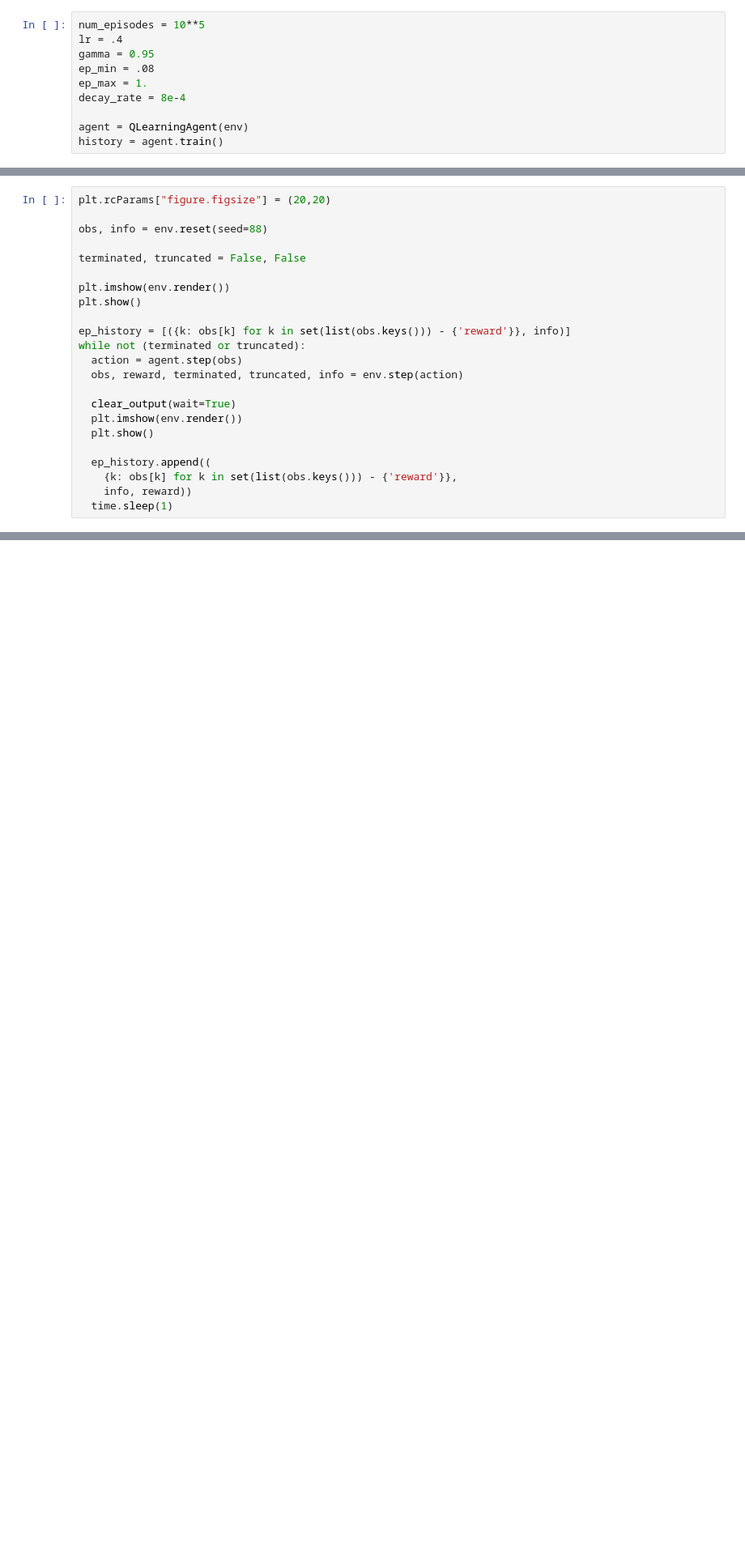
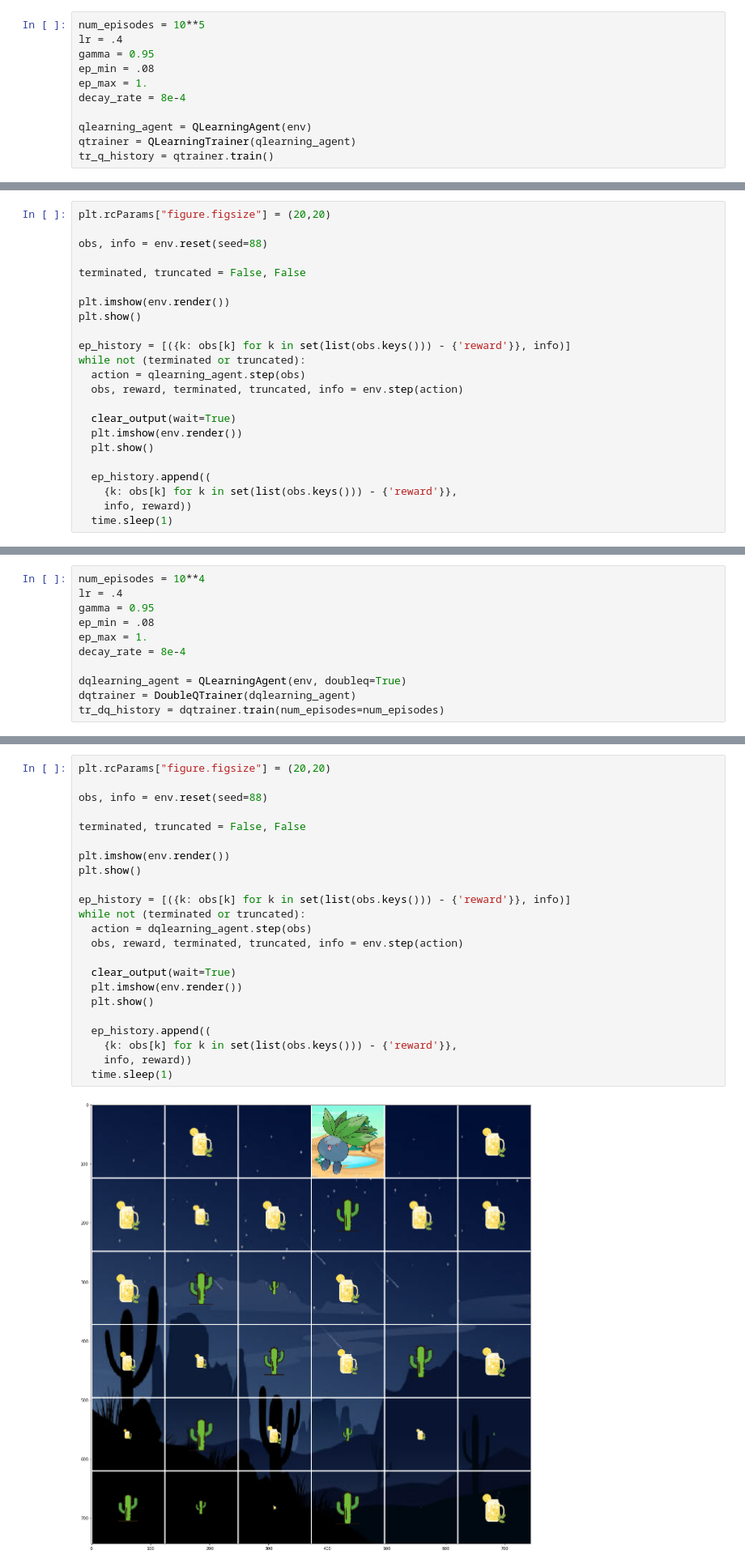
Before and after one commit to nasheedyasin/rl-assignments, a Jupyter notebook: a1/assignment_1_part_2_test.ipynb, the cells around one changed output, grey strips where cells are left out. Shown at 81% size. Saved outputs shown, nothing was run; the diff lists cells and outputs as text; blank space fills up the shorter version.

Commit message:
Implemented q and double q learning

```diff
--- a/a1/assignment_1_part_2_test.ipynb
+++ b/a1/assignment_1_part_2_test.ipynb
@@ -506,5 +593,6 @@ ep_min = .08
 ep_max = 1.
 decay_rate = 8e-4
 
-agent = QLearningAgent(env)
-history = agent.train()
+qlearning_agent = QLearningAgent(env)
+qtrainer = QLearningTrainer(qlearning_agent)
+tr_q_history = qtrainer.train()
@@ -532,7 +624,7 @@ plt.show()
 
 ep_history = [({k: obs[k] for k in set(list(obs.keys())) - {'reward'}}, info)]
 while not (terminated or truncated):
-  action = agent.step(obs)
+  action = qlearning_agent.step(obs)
   obs, reward, terminated, truncated, info = env.step(action)
 
   clear_output(wait=True)
@@ -551,0 +646,11 @@ env.close()
+# %%
+num_episodes = 10**4
+lr = .4
+gamma = 0.95
+ep_min = .08
+ep_max = 1.
+decay_rate = 8e-4
+
+dqlearning_agent = QLearningAgent(env, doubleq=True)
+dqtrainer = DoubleQTrainer(dqlearning_agent)
+tr_dq_history = dqtrainer.train(num_episodes=num_episodes)
@@ -551,0 +681,25 @@ env.close()
+# %%
+plt.rcParams["figure.figsize"] = (20,20)
+
+obs, info = env.reset(seed=88)
+
+terminated, truncated = False, False
+
+plt.imshow(env.render())
+plt.show()
+
+ep_history = [({k: obs[k] for k in set(list(obs.keys())) - {'reward'}}, info)]
+while not (terminated or truncated):
+  action = dqlearning_agent.step(obs)
+  obs, reward, terminated, truncated, info = env.step(action)
+
+  clear_output(wait=True)
+  plt.imshow(env.render())
+  plt.show()
+
+  ep_history.append((
+    {k: obs[k] for k in set(list(obs.keys())) - {'reward'}},
+    info, reward))
+  time.sleep(1)
+# %% [output]
+[figure, added]
```
Also changed, not shown: parts of 19 cells of this notebook.
